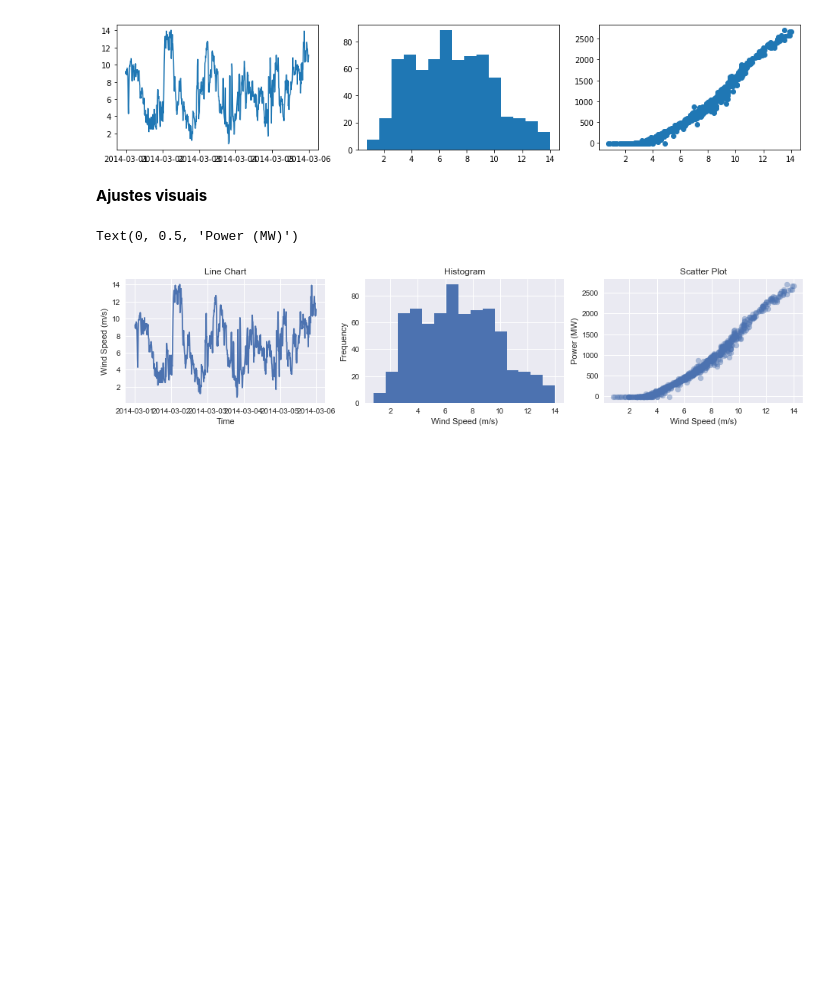
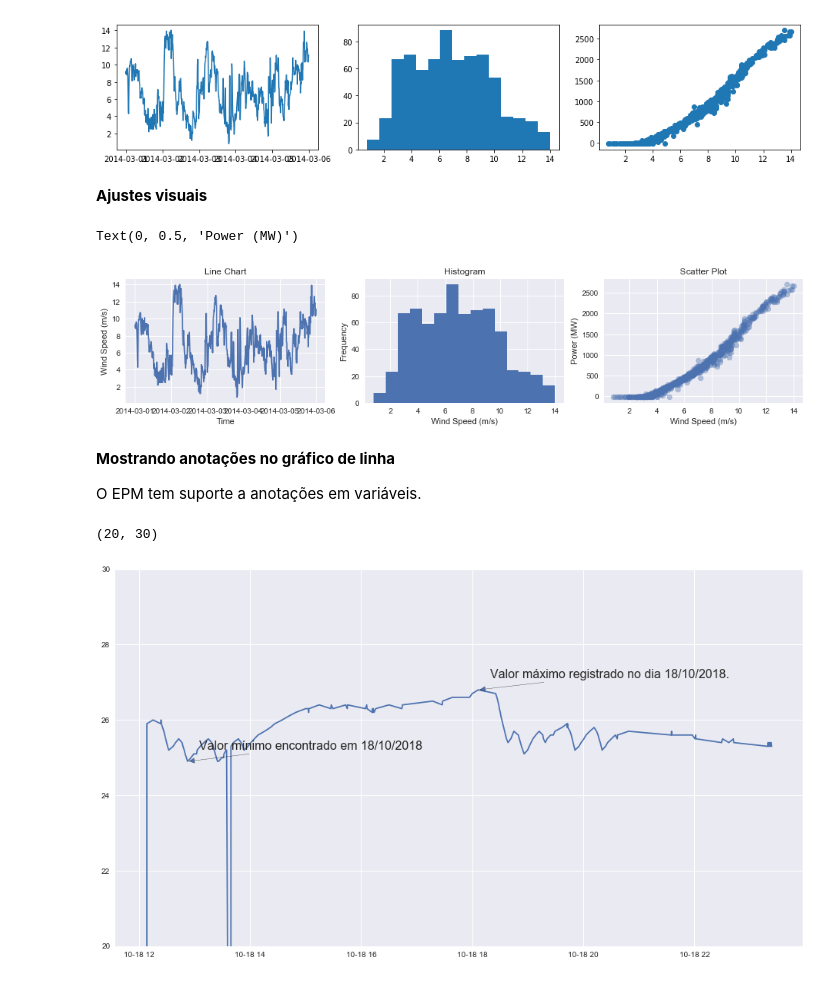
Before and after one commit to elipsesoftware/EPMProcessor, a Jupyter notebook: epmwebapi/exemplos/basic_use_matplotlib.ipynb, the cells around one changed output. Cells and saved outputs as stored; diff of their text form; code cells hidden in the pictures; blank space fills up the shorter version.

```diff
--- a/epmwebapi/exemplos/basic_use_matplotlib.ipynb
+++ b/epmwebapi/exemplos/basic_use_matplotlib.ipynb
@@ -106,3 +109,49 @@ axs[2].set_ylabel('Power (MW)')
 # %% [output]
 Text(0, 0.5, 'Power (MW)')
 [figure]
+# %% [markdown]
+**Mostrando anotações no gráfico de linha**
+
+O EPM tem suporte a anotações em variáveis.
+# %%
+bvname = 'ADM_Temperature'
+
+bv = connection.getDataObjects([bvname])
+
+end_date = datetime.date(2018, 10, 19)
+ini_date = end_date - datetime.timedelta(hours=24)
+
+queryPeriod = epm.QueryPeriod(ini_date,end_date)
+#lendo os dados para o gráfico de linha
+data = bv[bvname].historyReadRaw(queryPeriod)
+
+#lendo as anotações do período
+annotations = bv[bvname].readAnnotations(ini_date,end_date)
+
+#procurando o Timestamp no ndarray 'data' mais próximo do Timestamp onde as anotações foram colocadas
+import bisect
+def nearest(dates_list, date):
+    # Given a presorted list of timestamps:  dates_list = sorted(index)
+    return bisect.bisect_left(dates_list, date)
+
+
+#gerando o gráfico
+plt.style.use('seaborn')
+fig, ax = plt.subplots(figsize=(16,9))
+
+line, = ax.plot(data['Timestamp'], data['Value'])
+
+nearest_timestamp_index = []
+for annotation in range(len(annotations)):
+    nearest_timestamp_index = nearest(data['Timestamp'], annotations[annotation][0])
+
+    ax.annotate(annotations[annotation][2],
+            (data['Timestamp'][nearest_timestamp_index], data['Value'][nearest_timestamp_index]),
+             xytext=(15, 15),
+             textcoords='offset points',
+             arrowprops=dict(arrowstyle='-|>'),size=16)
+
+ax.set_ylim(20,30)
+# %% [output]
+(20, 30)
+[figure, added]
```
Also changed, not shown: parts of 1 cell of this notebook, 6 other files.
